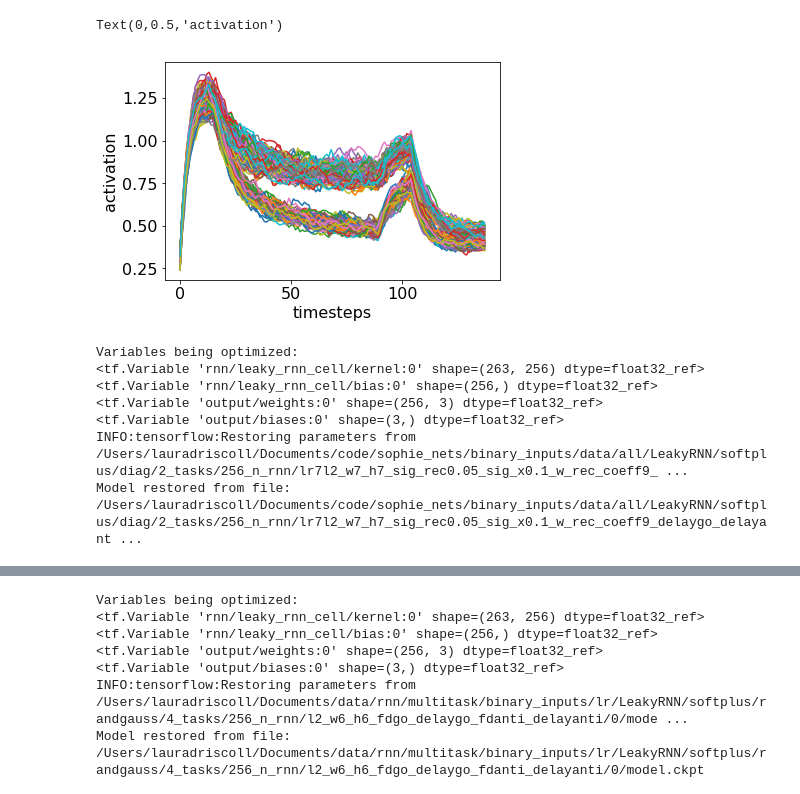
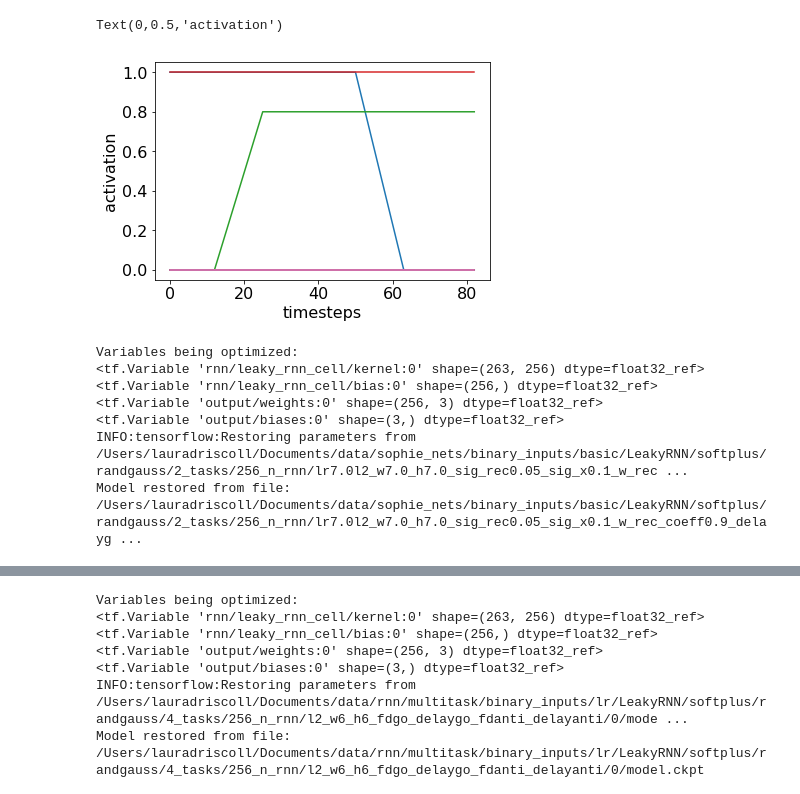
Before and after one commit to lauradriscoll/sophie-nets, a Jupyter notebook: binary_inputs/notebooks/sophie_tutorial_notebook.ipynb, the cells around one changed output, grey strips where cells are left out. Saved outputs shown, nothing was run; the diff lists cells and outputs as text; code cells hidden in the pictures.

Commit message:
smooth inputs

```diff
--- a/binary_inputs/notebooks/sophie_tutorial_notebook.ipynb
+++ b/binary_inputs/notebooks/sophie_tutorial_notebook.ipynb
@@ -59,3 +55,5 @@ rule_trains
+# %%
+m = '/Users/lauradriscoll/Documents/data/sophie_nets/binary_inputs/basic/LeakyRNN/softplus/randgauss/2_tasks/256_n_rnn/lr7.0l2_w7.0_h7.0_sig_rec0.05_sig_x0.1_w_rec_coeff0.9_delaygo_delayanti/0'
 # %%
 #LOOK AT PERFORMANCE OVER TRAINING
 
@@ -81,7 +79,7 @@ plt.legend()
 # %%
 #THIS IS SOME GENERAL CODE THAT WILL GET YOU LOTS OF VARIABLES YOU'LL WANT TO LOOK AT
 
-rule = 'delaygo' # SET A PARTICULAR TASK OF INTEREST
+rule = 'fdgo' # SET A PARTICULAR TASK OF INTEREST
 
 model = Model(m)
 with tf.Session() as sess:
@@ -89,7 +87,7 @@ with tf.Session() as sess:
     var_list = model.var_list
     params = [sess.run(var) for var in var_list]
     hparams = model.hp
-    trial = generate_trials(rule, hparams, mode='random', noise_on=False, batch_size = 200)
+    trial = generate_trials(rule, hparams, mode='random', noise_on=False,smooth_on = True, batch_size = 200)
     feed_dict = tools.gen_feed_dict(model, trial, hparams)
     h, y_hat = sess.run([model.h, model.y_hat], feed_dict=feed_dict) #HIDDEN STATE, OUTPUT (n_TIME, n_TRIAL, n_UNIT)
 # %% [output]
@@ -106,14 +115,18 @@ Model restored from file: /Users/lauradriscoll/Documents/code/sophie_nets/binary
+# %%
+from scipy import ndimage as ndi
+window = np.random.randint(10, 30)
+smooth_x = ndi.uniform_filter1d(trial.x,size = window,axis = 0,mode = 'nearest')
 # %%
 ti = 50 #trial number
 ui = range(20) #unit number
 
 # activity of single units through time
-plt.plot(h[:,:,0]) # time x trials x units
+plt.plot(smooth_x[:,2,:]) # time x trials x units
 plt.xlabel('timesteps')
 plt.ylabel('activation')
 # %% [output]
 Text(0,0.5,'activation')
-[figure, old version]
+[figure, new version]
 # %%
 model = Model(m)
 with tf.Session() as sess:
@@ -122,7 +135,7 @@ with tf.Session() as sess:
     var_list = model.var_list
     params = [sess.run(var) for var in var_list]
     hparams = model.hp
-    trial = generate_trials('delayanti', hparams, mode='random', noise_on=False, batch_size = 128, delay_fac =1)
+    trial = generate_trials('delayanti', hparams, mode='random', noise_on=False, batch_size = 50, delay_fac =1)
     feed_dict = tools.gen_feed_dict(model, trial, hparams)
     h_tf, y_hat_tf = sess.run([model.h, model.y_hat], feed_dict=feed_dict) #(n_time, n_condition, n_neuron)
 
@@ -185,8 +198,8 @@ Variables being optimized:
 <tf.Variable 'rnn/leaky_rnn_cell/bias:0' shape=(256,) dtype=float32_ref>
 <tf.Variable 'output/weights:0' shape=(256, 3) dtype=float32_ref>
 <tf.Variable 'output/biases:0' shape=(3,) dtype=float32_ref>
-INFO:tensorflow:Restoring parameters from /Users/lauradriscoll/Documents/code/sophie_nets/binary_inputs/data/all/LeakyRNN/softplus/diag/2_tasks/256_n_rnn/lr7l2_w7_h7_sig_rec0.05_sig_x0.1_w_rec_coeff9_ ...
-Model restored from file: /Users/lauradriscoll/Documents/code/sophie_nets/binary_inputs/data/all/LeakyRNN/softplus/diag/2_tasks/256_n_rnn/lr7l2_w7_h7_sig_rec0.05_sig_x0.1_w_rec_coeff9_delaygo_delayant ...
+INFO:tensorflow:Restoring parameters from /Users/lauradriscoll/Documents/data/sophie_nets/binary_inputs/basic/LeakyRNN/softplus/randgauss/2_tasks/256_n_rnn/lr7.0l2_w7.0_h7.0_sig_rec0.05_sig_x0.1_w_rec ...
+Model restored from file: /Users/lauradriscoll/Documents/data/sophie_nets/binary_inputs/basic/LeakyRNN/softplus/randgauss/2_tasks/256_n_rnn/lr7.0l2_w7.0_h7.0_sig_rec0.05_sig_x0.1_w_rec_coeff0.9_delayg ...
 # %%
 for ti in range(10):
     fig = plt.figure(figsize=(9,3),tight_layout=True,facecolor='white')
```
Also changed, not shown: parts of 12 cells of this notebook, 3 other files.
